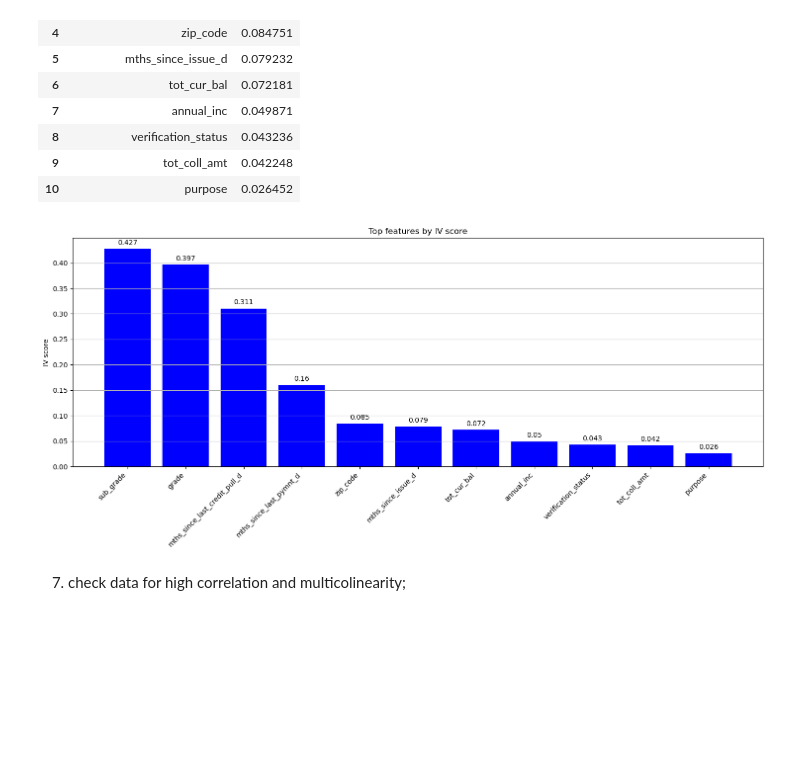
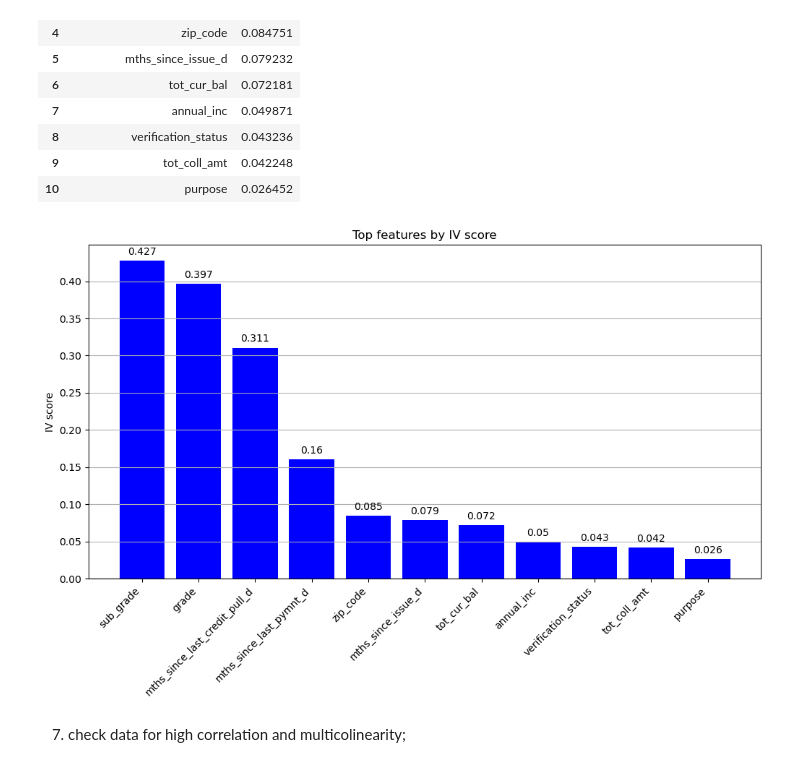
Before and after one commit to mmichellesvv/Credit-Risk-Assessment, a Jupyter notebook: creditRisk_selection.ipynb, the cells around one changed output. Saved outputs shown, nothing was run; the diff lists cells and outputs as text; code cells hidden in the pictures; blank space fills up the shorter version.

```diff
--- a/creditRisk_selection.ipynb
+++ b/creditRisk_selection.ipynb
@@ -152,2 +124,23 @@ def calculate_woe_iv(feature, binned_series, target_series, eps=1e-6):
+# %%
+def calculate_woe_iv(feature, binned_series, target_series, eps=1e-6):
+
+    temp = pd.DataFrame({'feature': feature, 'bin': binned_series, 'target': target_series})
+
+    grouped = temp.groupby('bin', dropna=False)['target'].agg(
+        n_obs='count',
+        n_bad=lambda x: (x == 0).sum(),
+        n_good=lambda x: (x == 1).sum()
+    ).reset_index()
+
+    grouped['feature'] = feature
+    grouped['prop_n_good'] = (grouped['n_good'] + eps) / (grouped['n_good'].sum() + eps)
+    grouped['prop_n_bad']  = (grouped['n_bad']  + eps) / (grouped['n_bad'].sum()  + eps)
+
+    grouped['woe'] = np.log(grouped['prop_n_good'] / grouped['prop_n_bad'])
+    grouped['iv']  = (grouped['prop_n_good'] - grouped['prop_n_bad']) * grouped['woe']
+
+    iv = grouped['iv'].sum()
+
+    return grouped, iv
 # %%
 def create_woe_features(X_train, X_test, y_train, num_data, cat_data, bins=20):
@@ -300,20 +295,20 @@ slsted_data
 # %%
 import matplotlib.pyplot as plt
 
-plt.figure(figsize=(18,6))
+plt.figure(figsize=(12, 6))
 bars = plt.bar(range(slsted_data.shape[0]), slsted_data['iv'], color='blue')
 
 for i, val in enumerate(slsted_data['iv']):
     plt.text(i, val + 0.005, round(val, 3), ha='center', va='bottom', fontsize=10)
 
 plt.xticks(range(slsted_data.shape[0]), slsted_data['feature'], rotation=45, ha='right')
 plt.ylabel('IV score')
 plt.title('Top features by IV score')
 plt.grid(axis='y')
 
 plt.show()
 # %% [output]
-[figure, old version]
+[figure, new version]
 # %% [markdown]
 7. check data for high correlation and multicolinearity;
 # %%
```
Also changed, not shown: parts of 3 cells of this notebook, 1 other file.
